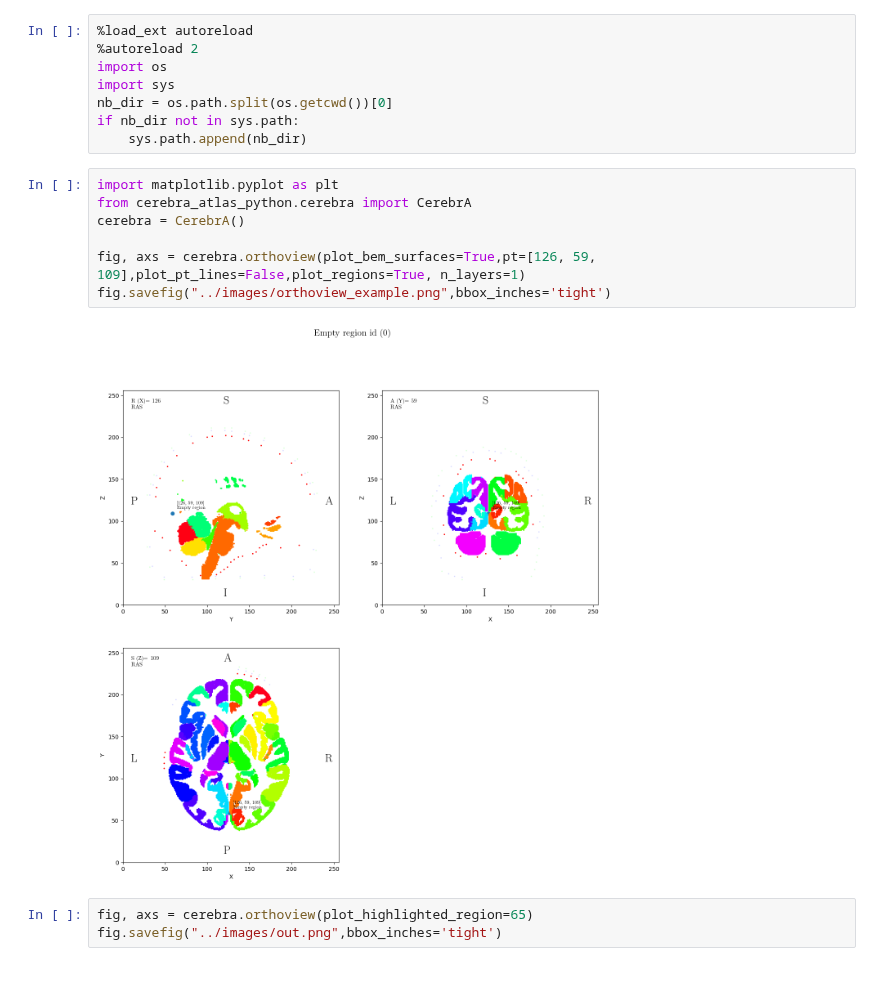
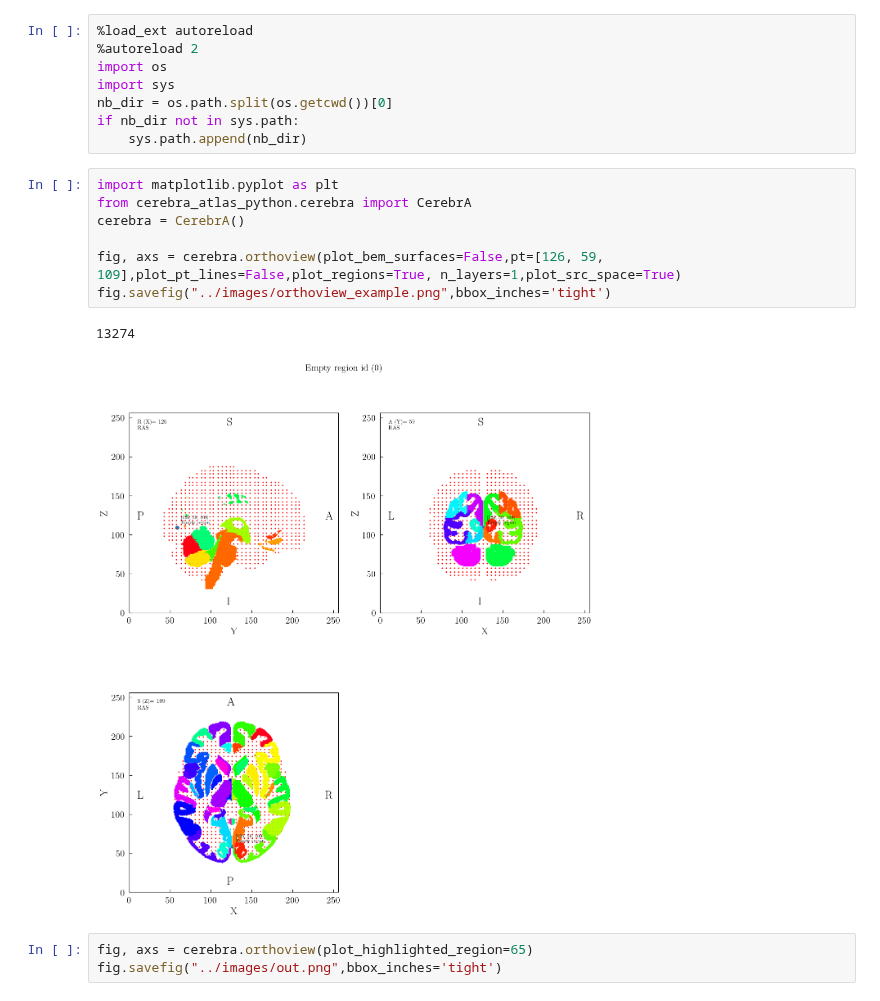
Before and after one commit to kdotdot/cerebra_atlas_python, a Jupyter notebook: notebooks/2d_example.ipynb, the cells around one changed output. Saved outputs shown, nothing was run; the diff lists cells and outputs as text.

Commit message:
Discrete source space

```diff
--- a/notebooks/2d_example.ipynb
+++ b/notebooks/2d_example.ipynb
@@ -9,12 +9,13 @@ if nb_dir not in sys.path:
 # %%
 import matplotlib.pyplot as plt
 from cerebra_atlas_python.cerebra import CerebrA
 cerebra = CerebrA()
 
-fig, axs = cerebra.orthoview(plot_bem_surfaces=True,pt=[126, 59, 109],plot_pt_lines=False,plot_regions=True, n_layers=1)
+fig, axs = cerebra.orthoview(plot_bem_surfaces=False,pt=[126, 59, 109],plot_pt_lines=False,plot_regions=True, n_layers=1,plot_src_space=True)
 fig.savefig("../images/orthoview_example.png",bbox_inches='tight')
 # %% [output]
+13274
-[figure, old version]
+[figure, new version]
 # %%
 fig, axs = cerebra.orthoview(plot_highlighted_region=65)
 fig.savefig("../images/out.png",bbox_inches='tight')
```
Also changed, not shown: 8 other files.
